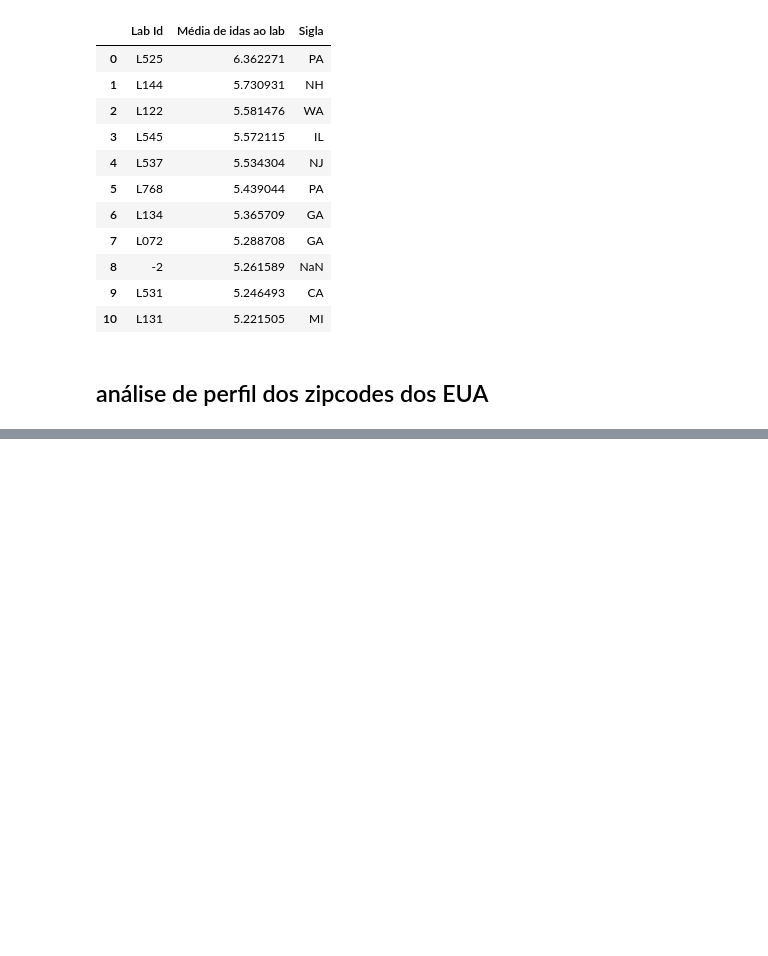
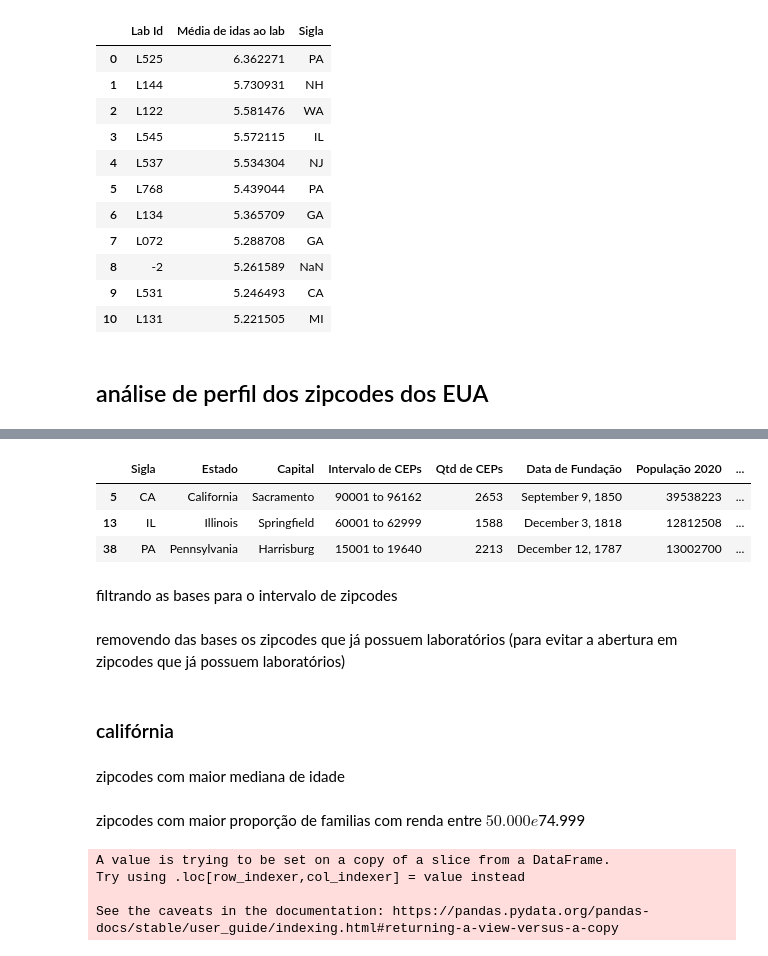
Before and after one commit to leticiafaria7/case-elogroup, a Jupyter notebook: 2_analise-exploratoria.ipynb, the cells around one changed output, grey strips where cells are left out. Drawn from its saved outputs; the diff is of its cells as text; code cells hidden in the pictures; blank space fills up the shorter version.

```diff
--- a/2_analise-exploratoria.ipynb
+++ b/2_analise-exploratoria.ipynb
@@ -889,0 +896,9 @@ KeyError: <function <lambda> at 0x...>
+# %%
+zipcodes_states[(zipcodes_states['Sigla'] == "CA") | (zipcodes_states['Sigla'] == "PA") | (zipcodes_states['Sigla'] == "IL")]
+# %% [output]
+|  | Sigla | Estado | Capital | Intervalo de CEPs | Qtd de CEPs | Data de Fundação | População 2020 | ... |
+| 5 | CA | California | Sacramento | 90001 to 96162 | 2653 | September 9, 1850 | 39538223 | ... |
+| 13 | IL | Illinois | Springfield | 60001 to 62999 | 1588 | December 3, 1818 | 12812508 | ... |
+| 38 | PA | Pennsylvania | Harrisburg | 15001 to 19640 | 2213 | December 12, 1787 | 13002700 | ... |
+# %% [markdown]
+filtrando as bases para o intervalo de zipcodes
@@ -889,0 +917,2 @@ KeyError: <function <lambda> at 0x...>
+# %% [markdown]
+removendo das bases os zipcodes que já possuem laboratórios (para evitar a abertura em zipcodes que já possuem laboratórios)
@@ -889,0 +928,4 @@ KeyError: <function <lambda> at 0x...>
+# %% [markdown]
+### califórnia
+# %% [markdown]
+zipcodes com maior mediana de idade
@@ -889,0 +942,12 @@ KeyError: <function <lambda> at 0x...>
+# %% [markdown]
+zipcodes com maior proporção de familias com renda entre $50.000 e $74.999
+# %%
+economic_ca2 = economic_ca1.sort_values('TotalHouseholds_$50.000to$74.999', ascending = False).head(30)
+
+ca_renda = economic_ca2[['Zipcode']]
+ca_renda['renda'] = 'x'
+# %% [output]
+A value is trying to be set on a copy of a slice from a DataFrame.
+Try using .loc[row_indexer,col_indexer] = value instead
+
+See the caveats in the documentation: https://pandas.pydata.org/pandas-docs/stable/user_guide/indexing.html#returning-a-view-versus-a-copy
```
Also changed, not shown: parts of 29 cells of this notebook.
